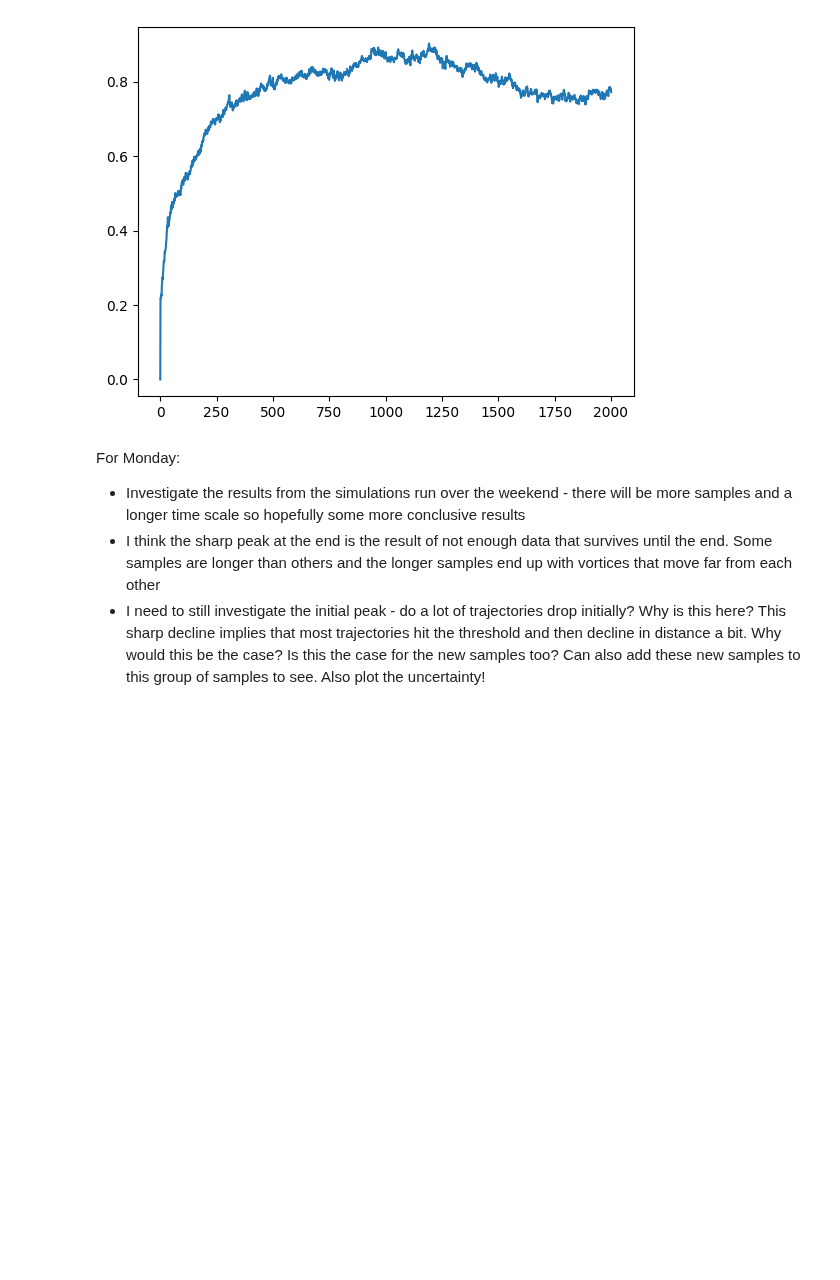
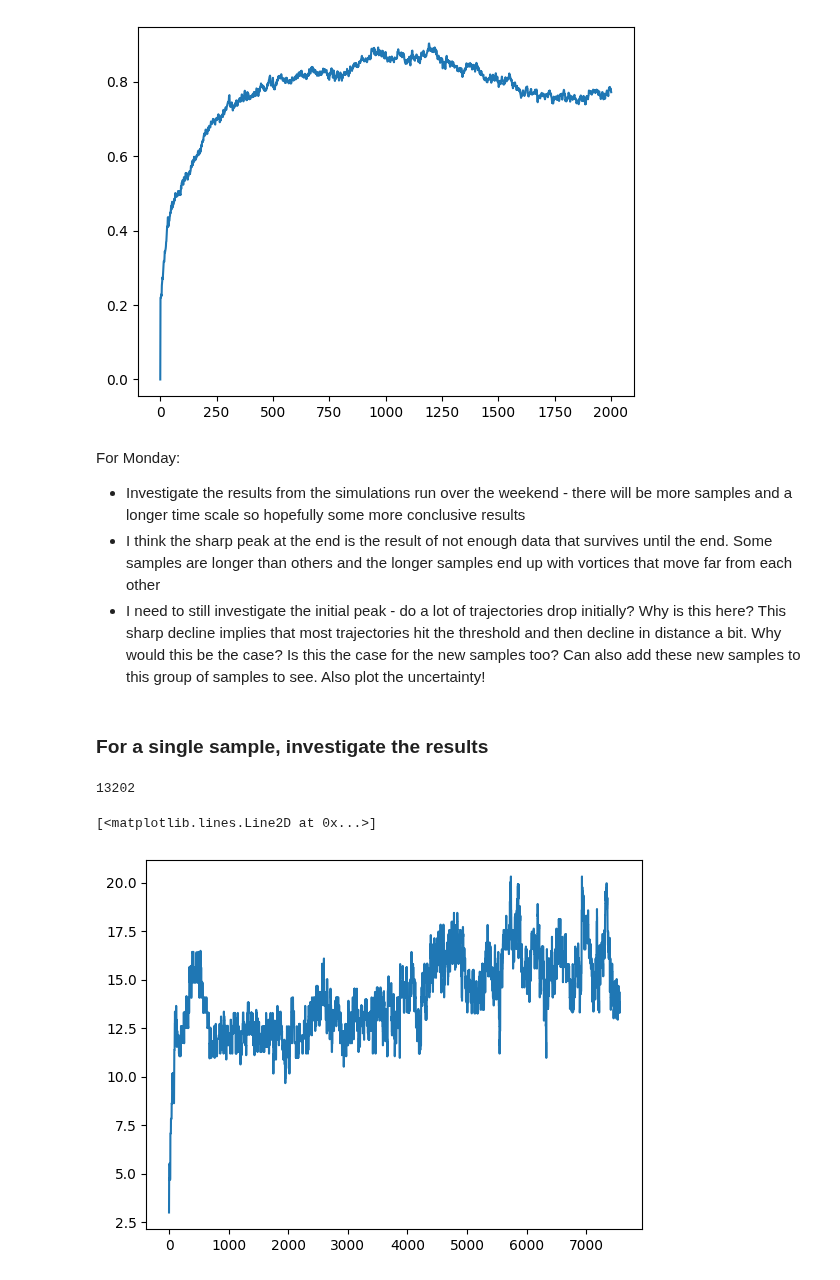
Before and after one commit to easuit24/BECs2, a Jupyter notebook: temperaturepostprocessing.ipynb, the cells around one changed output. Saved outputs shown, nothing was run; the diff lists cells and outputs as text; code cells hidden in the pictures; blank space fills up the shorter version.

```diff
--- a/temperaturepostprocessing.ipynb
+++ b/temperaturepostprocessing.ipynb
@@ -238,3 +240,12 @@ For Monday:
 - Investigate the results from the simulations run over the weekend - there will be more samples and a longer time scale so hopefully some more conclusive results
 - I think the sharp peak at the end is the result of not enough data that survives until the end. Some samples are longer than others and the longer samples end up with vortices that move far from each other
 - I need to still investigate the initial peak - do a lot of trajectories drop initially? Why is this here? This sharp decline implies that most trajectories hit the threshold and then decline in distance a bit. Why would this be the case? Is this the case for the new samples too? Can also add these new samples to this group of samples to see. Also plot the uncertainty!
+# %% [markdown]
+### For a single sample, investigate the results
+# %%
+single_sample = np.loadtxt('T1_S1_s330000_run2.csv')
+single_sample_ang = np.loadtxt('T1_S1_s330000_run2_alltraj_ang.csv')
+# %%
+print(len(single_sample))
+# %% [output]
+13202
@@ -240,0 +255,5 @@ For Monday:
+# %%
+plt.plot(np.where(single_sample > 0)[0], single_sample[np.where(single_sample > 0)])
+# %% [output]
+[<matplotlib.lines.Line2D at 0x...>]
+[figure, added]
```
Also changed, not shown: parts of 12 cells of this notebook, 2 other files.
